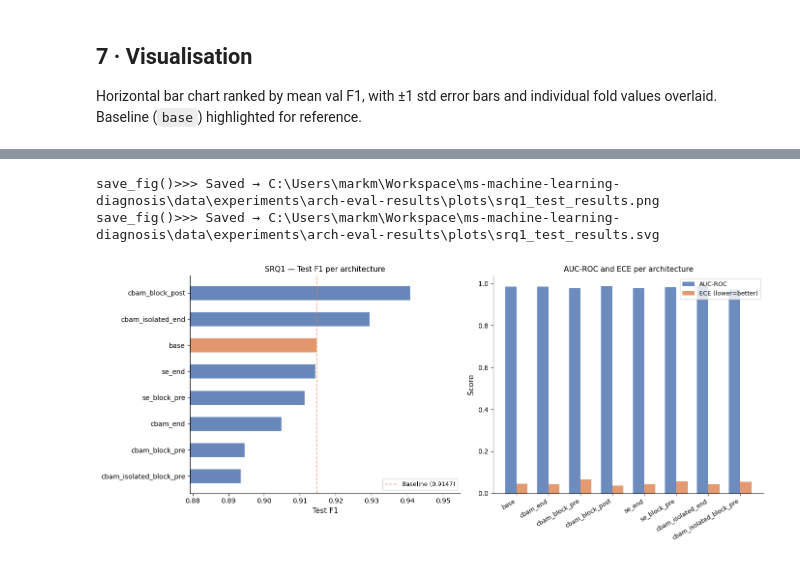
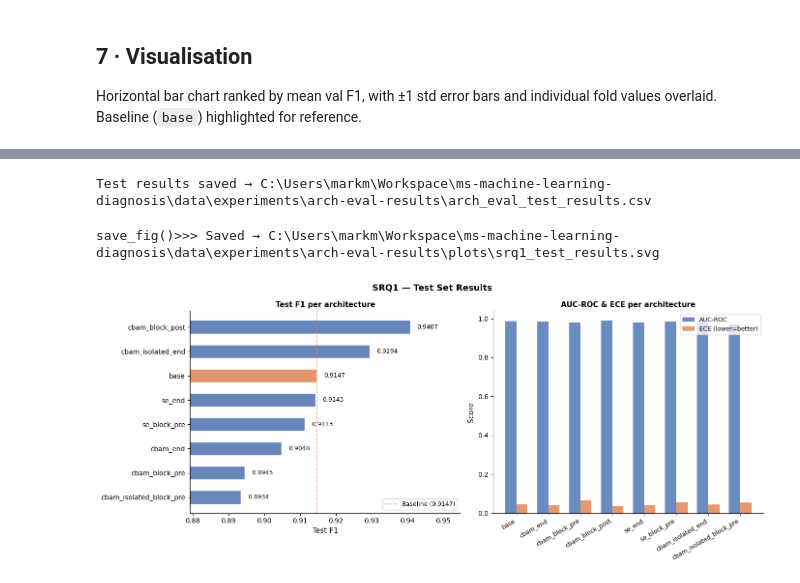
Before and after one commit to Mark-McNaught/ms-machine-learning-diagnosis, a Jupyter notebook: src/experiments/arch-eval.ipynb, the cells around one changed output, grey strips where cells are left out. Cells and saved outputs as stored; diff of their text form; code cells hidden in the pictures.

Commit message:
srq1 results complete

```diff
--- a/src/experiments/arch-eval.ipynb
+++ b/src/experiments/arch-eval.ipynb
@@ -571,6 +571,7 @@ else:
         ax.legend(fontsize=9)
 
     plt.tight_layout()
-    utils.save_fig(fig, PLOTS_DIR, "arch_eval_cv_f1")
+    utils.save_fig(fig, PLOTS_DIR, "arch_eval_cv_f1", formats=("svg",))
+
     plt.show()
 # %% [output]
@@ -700,16 +621,0 @@ Test results saved to: C:\Users\markm\Workspace\ms-machine-learning-diagnosis\da
-# %%
-# ── SRQ1 results table ───────────────────────────────────────────────────────
-df_test = pd.DataFrame(test_rows).set_index("architecture")
-
-# Reorder to match ARCHITECTURES list
-df_test = df_test.reindex([a for a in ARCHITECTURES if a in df_test.index])
-
-print("\nSRQ1 — Final test set results\n")
-print(f"{'Architecture':<28} {'F1':>7} {'Acc':>7} {'AUC':>7} {'ECE':>7} {'Prec':>7} {'Rec':>7}")
-print("-" * 72)
-
-baseline_f1 = df_test.loc["base", "test_f1"] if "base" in df_test.index else None
-
-for arch, row in df_test.iterrows():
-    delta = f"({row.test_f1 - baseline_f1:+.4f})" if baseline_f1 and arch != "base" else "(baseline)"
-    print(f"  {arch:<26} {row.test_f1:>7.4f} {row.test_acc:>7.4f} "          f"{row.test_auc:>7.4f} {row.test_ece:>7.4f} "          f"{row.test_prec:>7.4f} {row.test_rec:>7.4f}  {delta}")
@@ -762,58 +720,59 @@ SRQ1 Comparison Pairs (test F1)
 
   Pair D: se_end (0.9143) vs cbam_end (0.9048)  Δ=-0.0095  → se_end
          SE vs CBAM overall?
+# %%
+# ── Save test results ─────────────────────────────────────────────────────────
+TEST_RESULTS_FILE = RESULTS_DIR / "arch_eval_test_results.csv"
+df_test.drop(columns=["conf_matrix"]).to_csv(TEST_RESULTS_FILE)
+print(f"Test results saved → {TEST_RESULTS_FILE}")
+# %% [output]
+Test results saved → C:\Users\markm\Workspace\ms-machine-learning-diagnosis\data\experiments\arch-eval-results\arch_eval_test_results.csv
 # %%
-# ── Test results visualisation ───────────────────────────────────────────────
+# ── Visualisation ─────────────────────────────────────────────────────────────
 if not df_test.empty:
-    plot_order = df_test.sort_values("test_f1", ascending=True)
+    plot_order  = df_test.sort_values("test_f1", ascending=True)
+    fig, axes   = plt.subplots(1, 2, figsize=(14, 6))
+    fig.suptitle("SRQ1 — Test Set Results", fontsize=13, fontweight="bold")
 
-    fig, axes = plt.subplots(1, 2, figsize=(14, 6))
-
-    # ── Panel 1: F1 bar chart ─────────────────────────────────────────────────
+    # Panel 1: F1 bar chart
     ax = axes[0]
     colours = ["#DD8452" if a == "base" else "#4C72B0" for a in plot_order.index]
-    y_pos = np.arange(len(plot_order))
-
+    y_pos   = np.arange(len(plot_order))
     ax.barh(y_pos, plot_order["test_f1"], color=colours,
             alpha=0.85, height=0.55, edgecolor="white", linewidth=0.8)
-
     if baseline_f1:
         ax.axvline(baseline_f1, color="#DD8452", linestyle="--",
                    linewidth=1.2, alpha=0.7, label=f"Baseline ({baseline_f1:.4f})")
-
     ax.set_yticks(y_pos)
     ax.set_yticklabels(plot_order.index, fontsize=10)
     ax.set_xlabel("Test F1", fontsize=11)
-    ax.set_title("SRQ1 — Test F1 per architecture", fontsize=11)
+    ax.set_title("Test F1 per architecture", fontsize=11, fontweight="bold")
     ax.legend(fontsize=9)
     ax.spines[["top", "right"]].set_visible(False)
+    f1_vals = plot_order["test_f1"].values
+    pad = (f1_vals.max() - f1_vals.min()) * 0.3 or 0.02
+    ax.set_xlim(max(0, f1_vals.min() - pad), min(1, f1_vals.max() + pad))
+    for y, v in zip(y_pos, f1_vals):
+        ax.text(v + 0.002, y, f"{v:.4f}", va="center", fontsize=9)
 
-    all_f1 = plot_order["test_f1"].values
-    pad = (all_f1.max() - all_f1.min()) * 0.3 or 0.02
-    ax.set_xlim(max(0, all_f1.min() - pad), min(1, all_f1.max() + pad))
-
-    # ── Panel 2: AUC and ECE grouped bars ─────────────────────────────────────
+    # Panel 2: AUC and ECE
     ax2 = axes[1]
-    x  = np.arange(len(df_test))
-    w  = 0.35
-    arch_labels = list(df_test.index)
-
+    x   = np.arange(len(df_test))
+    w   = 0.35
     ax2.bar(x - w/2, df_test["test_auc"], w, label="AUC-ROC",
             color="#4C72B0", alpha=0.82)
     ax2.bar(x + w/2, df_test["test_ece"], w, label="ECE (lower=better)",
             color="#DD8452", alpha=0.82)
-
     ax2.set_xticks(x)
-    ax2.set_xticklabels(arch_labels, rotation=30, ha="right", fontsize=9)
+    ax2.set_xticklabels(list(df_test.index), rotation=30, ha="right", fontsize=9)
     ax2.set_ylabel("Score", fontsize=11)
-    ax2.set_title("AUC-ROC and ECE per architecture", fontsize=11)
+    ax2.set_title("AUC-ROC & ECE per architecture", fontsize=11, fontweight="bold")
     ax2.legend(fontsize=9)
     ax2.spines[["top", "right"]].set_visible(False)
 
     plt.tight_layout()
-    utils.save_fig(fig, PLOTS_DIR, "srq1_test_results")
+    utils.save_fig(fig, PLOTS_DIR, "srq1_test_results", formats=("svg",))
     plt.show()
 # %% [output]
-save_fig()>>> Saved → C:\Users\markm\Workspace\ms-machine-learning-diagnosis\data\experiments\arch-eval-results\plots\srq1_test_results.png
 save_fig()>>> Saved → C:\Users\markm\Workspace\ms-machine-learning-diagnosis\data\experiments\arch-eval-results\plots\srq1_test_results.svg
-[figure, old version]
+[figure, new version]
```
Also changed, not shown: parts of 11 cells of this notebook, 1 other file.
